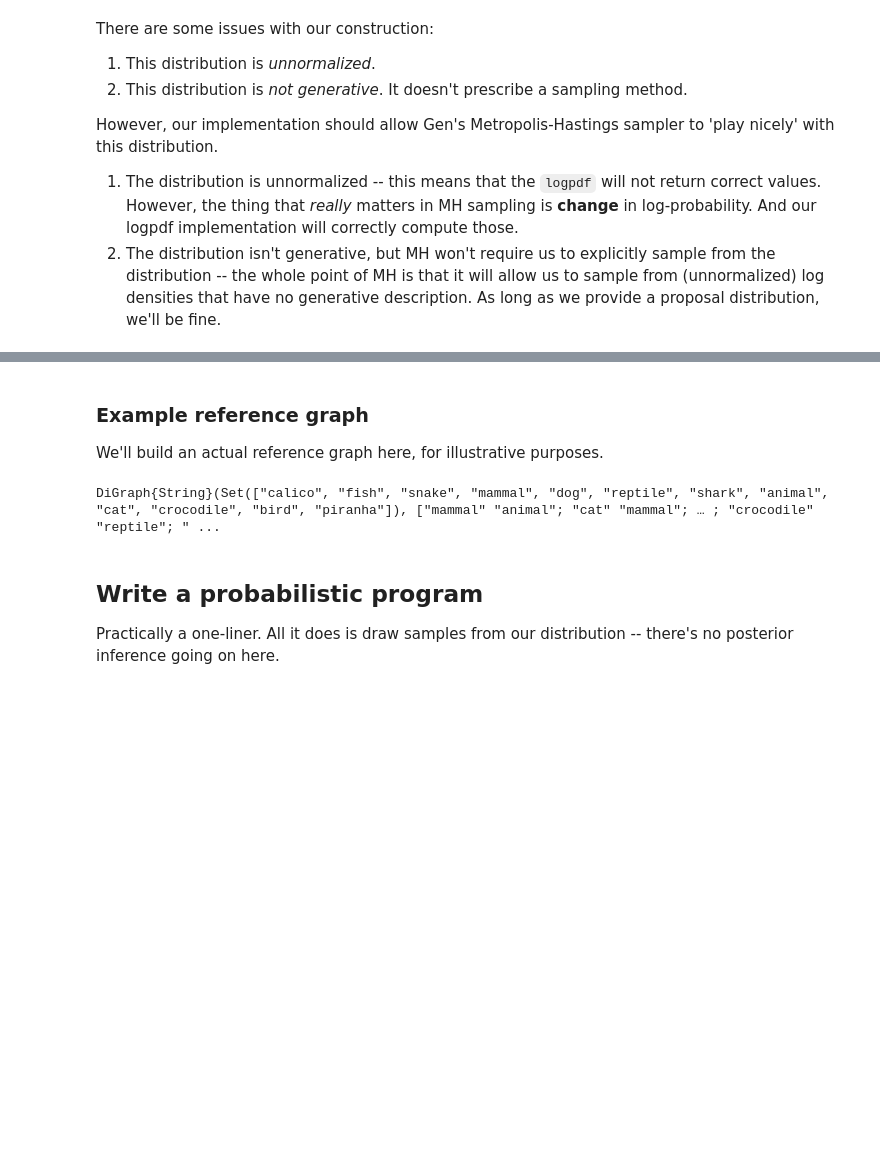
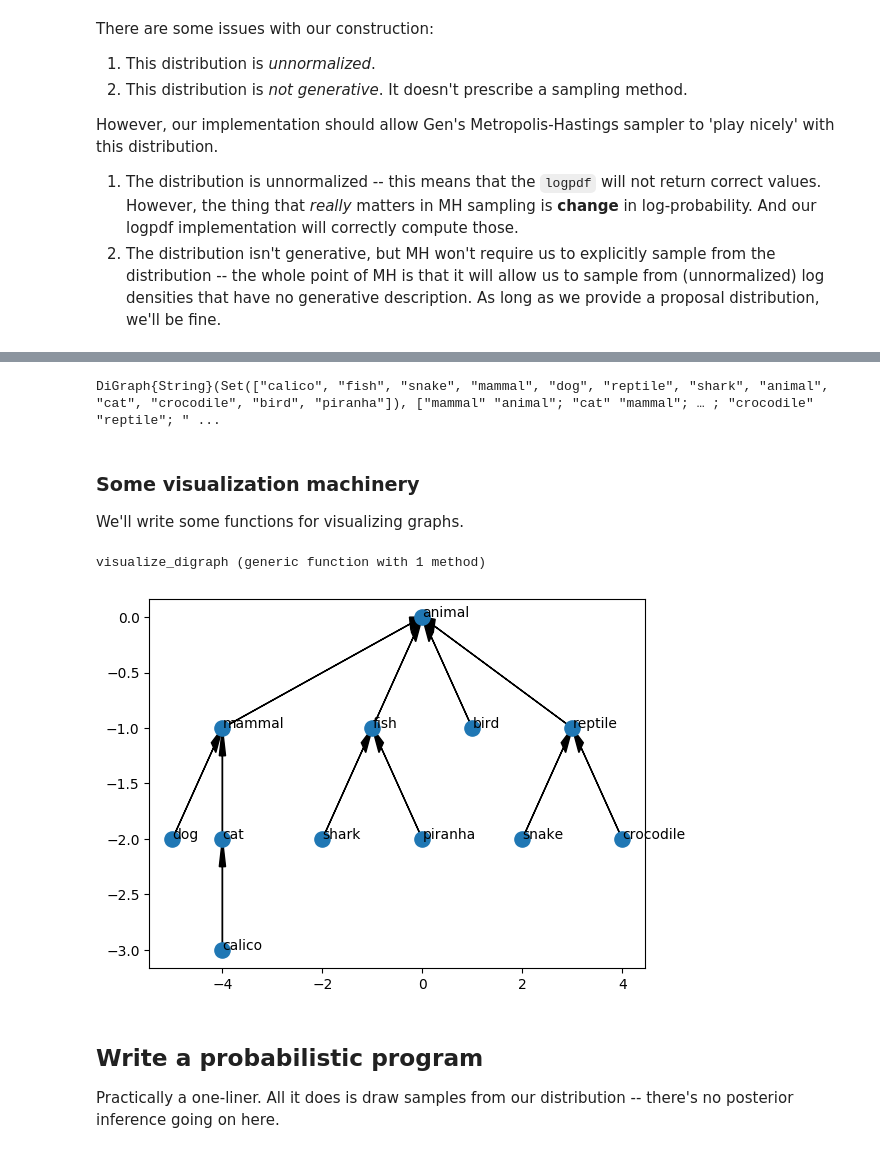
Before and after one commit to gitter-lab/ssps, a Jupyter notebook: julia-project/graph-sampling.ipynb, the cells around one changed output, grey strips where cells are left out. Cells and saved outputs as stored; diff of their text form; code cells hidden in the pictures; blank space fills up the shorter version.

Commit message:
Added Plots dependency; incremental progress on graph sampling

```diff
--- a/julia-project/graph-sampling.ipynb
+++ b/julia-project/graph-sampling.ipynb
@@ -74,32 +71,20 @@ struct Node
     x::Float64
     y::Float64
 end
-# %%
-function visualize_digraph(digraph::DiGraph{T}, edge_weights::Dict{T,Dict{T, Number}}) where T
-
-    xy = [[v.x v.y] for v in digraph.vertices]
-
-    scatter(xy[:,1], xy[:,2], s=30)
-
-end
-# %% [markdown]
-### Example reference graph
-
-We'll build an actual reference graph here, for illustrative purposes.
 # %%
 # Define a mapping between string labels and nodes
 vertex_dict = Dict("animal" => Node("animal", 0., 0.),
-"mammal" => Node("mammal", -5., -1.),
+"mammal" => Node("mammal", -4., -1.),
 "dog" => Node("dog", -5., -2.),
 "cat" => Node("cat", -4., -2.),
 "calico" => Node("calico", -4., -3.),
-"fish" => Node("fish", -2., -1.),
+"fish" => Node("fish", -1., -1.),
 "bird" => Node("bird", 1., -1.),
 "reptile" => Node("reptile", 3.0, -1.0),
 "crocodile" => Node("crocodile", 4.0, -2.0),
 "snake" => Node("snake", 2.0, -2.0),
 "shark" => Node("shark", -2.0, -2.0),
-"piranha" => Node("piranha", -1.0, -2.0)
+"piranha" => Node("piranha", -0.0, -2.0)
 );
 # %%
 example_tree = DiGraph(["mammal" "animal";
@@ -115,6 +100,65 @@ example_tree = DiGraph(["mammal" "animal";
         "snake" "reptile"])
 # %% [output]
 DiGraph{String}(Set(["calico", "fish", "snake", "mammal", "dog", "reptile", "shark", "animal", "cat", "crocodile", "bird", "piranha"]), ["mammal" "animal"; "cat" "mammal"; … ; "crocodile" "reptile"; " ...
+# %% [markdown]
+### Some visualization machinery
+
+We'll write some functions for visualizing graphs.
+# %%
+function visualize_vertices(digraph::DiGraph{T}, vertex_dict::Dict{T,Node}) where T
+    xyn = [[vertex_dict[v].x vertex_dict[v].y vertex_dict[v].name] for v in digraph.vertices]
+    xyn = vcat(xyn...)
+    scatter(xyn[:,1], xyn[:,2], s=120)
+    for i=1:size(xyn)[1]
+        annotate(xyn[i,3], (xyn[i,1], xyn[i,2]))
+    end
+end
+
+
+function visualize_edges(digraph::DiGraph{T}, vertex_dict::Dict{T,Node}) where T
+    for i=1:size(digraph.edges)[1]
+        xs = [vertex_dict[digraph.edges[i,1]].x; vertex_dict[digraph.edges[i,2]].x]
+        ys = [vertex_dict[digraph.edges[i,1]].y; vertex_dict[digraph.edges[i,2]].y]
+        dx = xs[2] - xs[1]
+        dy = ys[2] - ys[1]
+        arrow(xs[1], ys[1], dx, dy, color="k", zorder=0, head_length=0.25, length_includes_head=true,
+              head_width=0.125)
+    end
+end
+
+
+function visualize_weighted_edges(vertex_dict::Dict{T,Node},
+                                  weight_dict::Dict{T,Dict{T,Float64}}) where T
+    for (orig, subdict) in pairs(weight_dict)
+        for (dest, w) in pairs(subdict)
+            xs = [vertex_dict[digraph.edges[i,1]].x; vertex_dict[digraph.edges[i,2]].x]
+            ys = [vertex_dict[digraph.edges[i,1]].y; vertex_dict[digraph.edges[i,2]].y]
+            dx = xs[2] - xs[1]
+            dy = ys[2] - ys[1]
+            arrow(xs[1], ys[1], dx, dy, color="k", zorder=0, head_length=0.25, length_includes_head=true,
+                  head_width=0.125)
+    end
+end
+
+
+function visualize_digraph(digraph::DiGraph{T}, vertex_dict::Dict{T, Node}) where T
+    visualize_vertices(digraph, vertex_dict)
+    visualize_edges(digraph, vertex_dict)
+end
+
+
+function visualize_weighted_digraph(digraph::DiGraph{T}, vertex_dict::Dict{T, Node},
+                                    weight_dict::Dict{T,Dict{T,Float64}}) where T
+    visualize_vertices(digraph, vertex_dict)
+    visualize_weighted_edges(vertex_dict, weight_dict)
+end
+# %% [output]
+visualize_digraph (generic function with 1 method)
+# %%
+visualize_digraph(example_tree, vertex_dict)
+show()
+# %% [output]
+[figure, added]
 # %% [markdown]
 ## Write a probabilistic program
 
```
Also changed, not shown: parts of 9 cells of this notebook, 2 other files.
